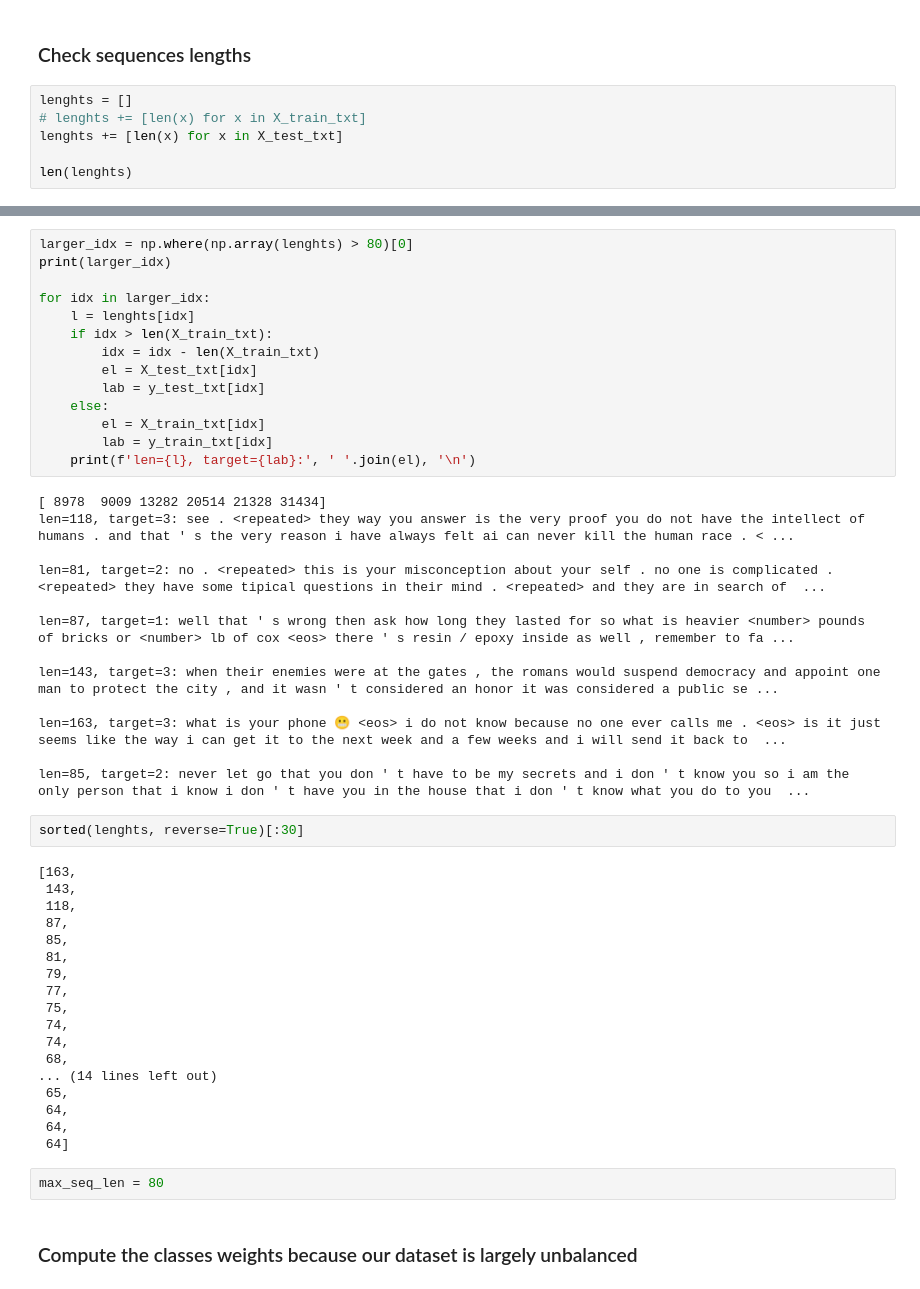
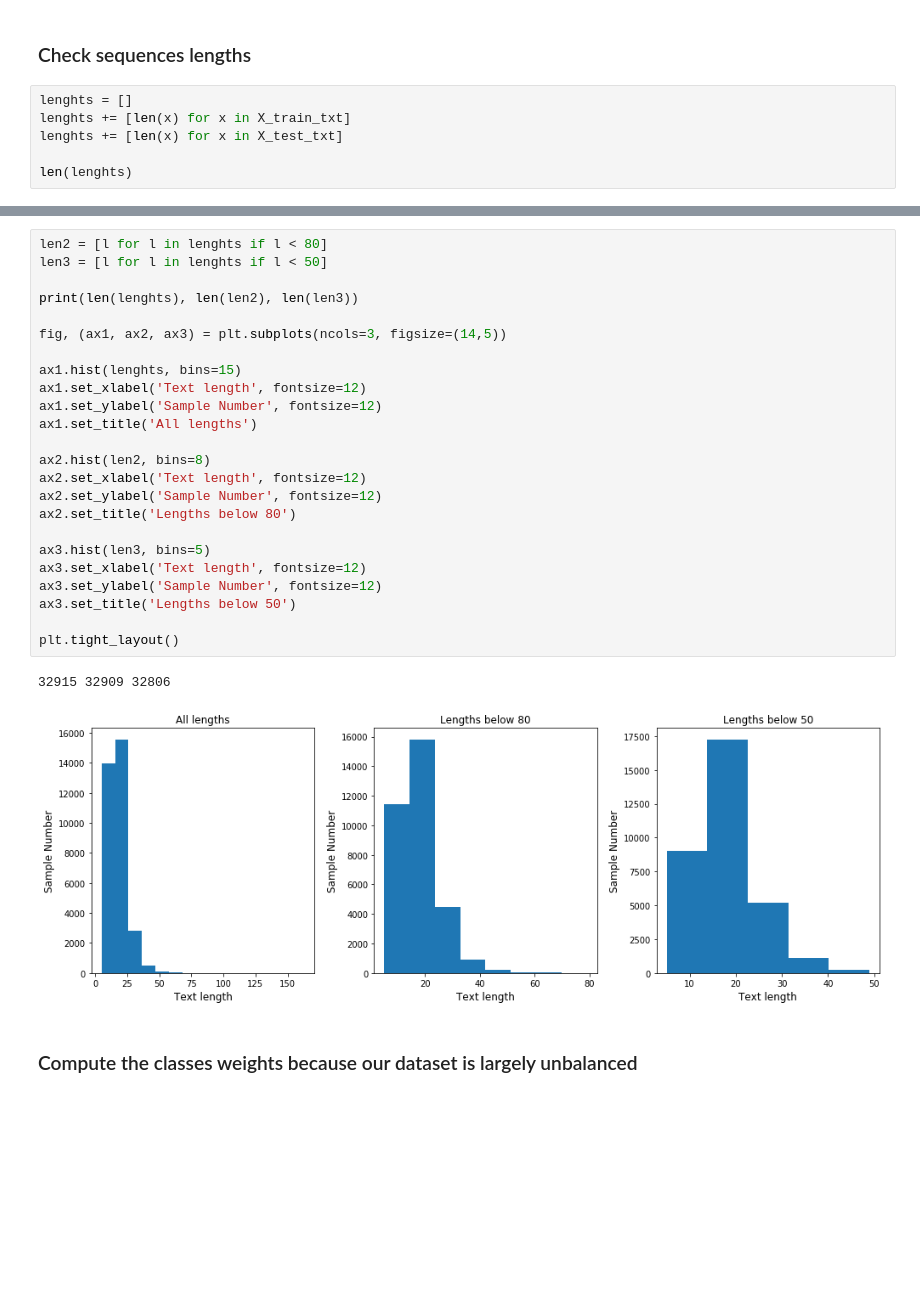
Before and after one commit to Garfounkel/emotion_analysis, a Jupyter notebook: playground.ipynb, the cells around one changed output, grey strips where cells are left out. Saved outputs shown, nothing was run; the diff lists cells and outputs as text; blank space fills up the shorter version.

```diff
--- a/playground.ipynb
+++ b/playground.ipynb
@@ -38,7 +40,7 @@ X_train_txt.shape, y_train.values.shape, X_test_txt.shape, y_test.values.shape
 ### Check sequences lengths
 # %%
 lenghts = []
-# lenghts += [len(x) for x in X_train_txt]
+lenghts += [len(x) for x in X_train_txt]
 lenghts += [len(x) for x in X_test_txt]
 
 len(lenghts)
@@ -59,52 +49,30 @@ len([l for l in lenghts if l > 80])
-# %%
-larger_idx = np.where(np.array(lenghts) > 80)[0]
-print(larger_idx)
-
-for idx in larger_idx:
-    l = lenghts[idx]
-    if idx > len(X_train_txt):
-        idx = idx - len(X_train_txt)
-        el = X_test_txt[idx]
-        lab = y_test_txt[idx]
-    else:
-        el = X_train_txt[idx]
-        lab = y_train_txt[idx]
-    print(f'len={l}, target={lab}:', ' '.join(el), '\n')
-# %% [output]
-[ 8978  9009 13282 20514 21328 31434]
-len=118, target=3: see . <repeated> they way you answer is the very proof you do not have the intellect of humans . and that ' s the very reason i have always felt ai can never kill the human race . < ...
-
-len=81, target=2: no . <repeated> this is your misconception about your self . no one is complicated . <repeated> they have some tipical questions in their mind . <repeated> and they are in search of  ...
-
-len=87, target=1: well that ' s wrong then ask how long they lasted for so what is heavier <number> pounds of bricks or <number> lb of cox <eos> there ' s resin / epoxy inside as well , remember to fa ...
-
-len=143, target=3: when their enemies were at the gates , the romans would suspend democracy and appoint one man to protect the city , and it wasn ' t considered an honor it was considered a public se ...
-
-len=163, target=3: what is your phone 😬 <eos> i do not know because no one ever calls me . <eos> is it just seems like the way i can get it to the next week and a few weeks and i will send it back to  ...
-
-len=85, target=2: never let go that you don ' t have to be my secrets and i don ' t know you so i am the only person that i know i don ' t have you in the house that i don ' t know what you do to you  ...
-# %%
-sorted(lenghts, reverse=True)[:30]
-# %% [output]
-[163,
- 143,
- 118,
- 87,
- 85,
- 81,
- 79,
- 77,
- 75,
- 74,
- 74,
- 68,
-... (14 lines left out)
- 65,
- 64,
- 64,
- 64]
-# %%
-max_seq_len = 80
+# %%
+len2 = [l for l in lenghts if l < 80]
+len3 = [l for l in lenghts if l < 50]
+
+print(len(lenghts), len(len2), len(len3))
+
+fig, (ax1, ax2, ax3) = plt.subplots(ncols=3, figsize=(14,5))
+
+ax1.hist(lenghts, bins=15)
+ax1.set_xlabel('Text length', fontsize=12)
+ax1.set_ylabel('Sample Number', fontsize=12)
+ax1.set_title('All lengths')
+
+ax2.hist(len2, bins=8)
+ax2.set_xlabel('Text length', fontsize=12)
+ax2.set_ylabel('Sample Number', fontsize=12)
+ax2.set_title('Lengths below 80')
+
+ax3.hist(len3, bins=5)
+ax3.set_xlabel('Text length', fontsize=12)
+ax3.set_ylabel('Sample Number', fontsize=12)
+ax3.set_title('Lengths below 50')
+
+plt.tight_layout()
+# %% [output]
+32915 32909 32806
+[figure, added]
 # %% [markdown]
 ### Compute the classes weights because our dataset is largely unbalanced
 # %%
```
Also changed, not shown: parts of 37 cells of this notebook, 3 other files.
